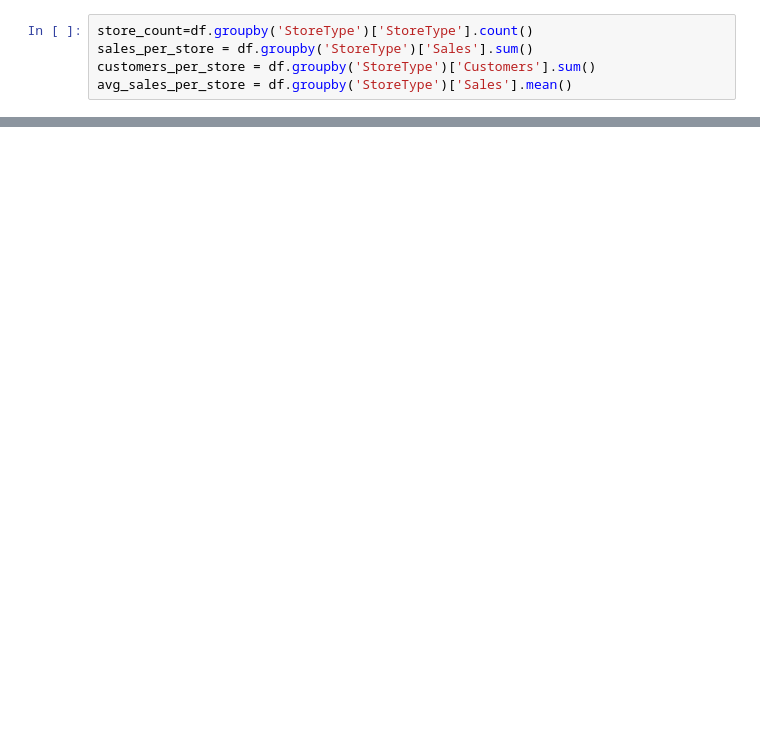
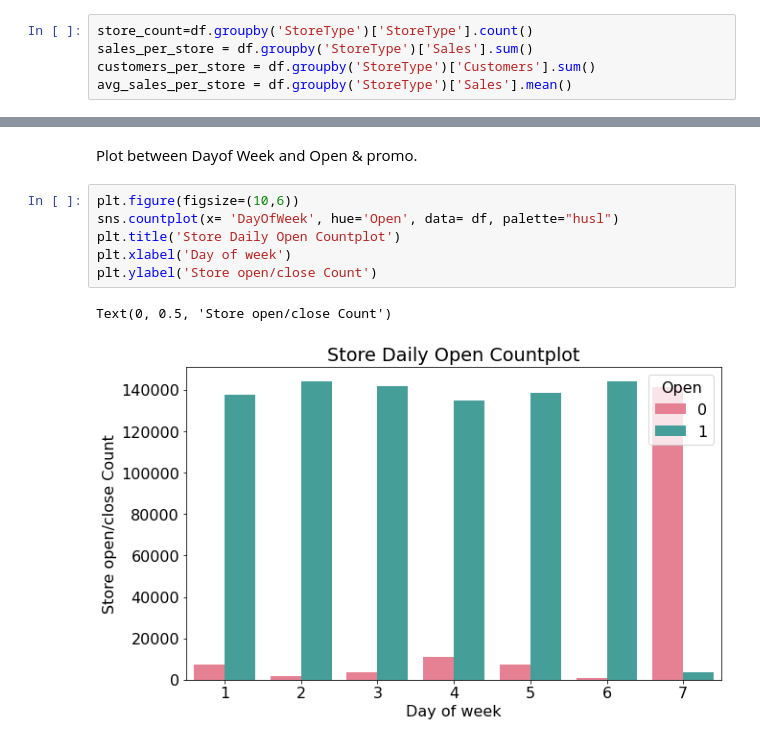
Before and after one commit to iamnaveenk/capstone-project-2-supervised-machine-learning-_retail_Sales_prediction, a Jupyter notebook: Rossmann_Sales_Prediction_Capstone_Project.ipynb, the cells around one changed output, grey strips where cells are left out. Drawn from its saved outputs; the diff is of its cells as text; blank space fills up the shorter version.

```diff
--- a/Rossmann_Sales_Prediction_Capstone_Project.ipynb
+++ b/Rossmann_Sales_Prediction_Capstone_Project.ipynb
@@ -454,0 +443,11 @@ df['Customers'].sum()
+# %% [markdown]
+Plot between Dayof Week and Open & promo.
+# %%
+plt.figure(figsize=(10,6))
+sns.countplot(x= 'DayOfWeek', hue='Open', data= df, palette="husl")
+plt.title('Store Daily Open Countplot')
+plt.xlabel('Day of week')
+plt.ylabel('Store open/close Count')
+# %% [output]
+Text(0, 0.5, 'Store open/close Count')
+[figure, added]
```
Also changed, not shown: parts of 59 cells of this notebook.
